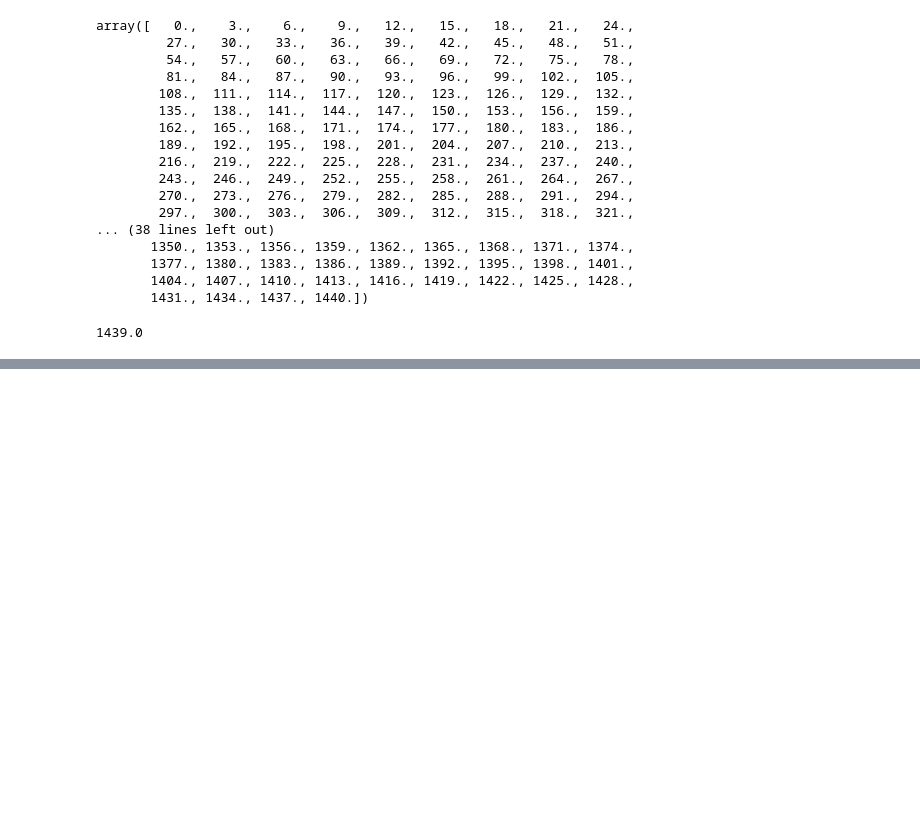
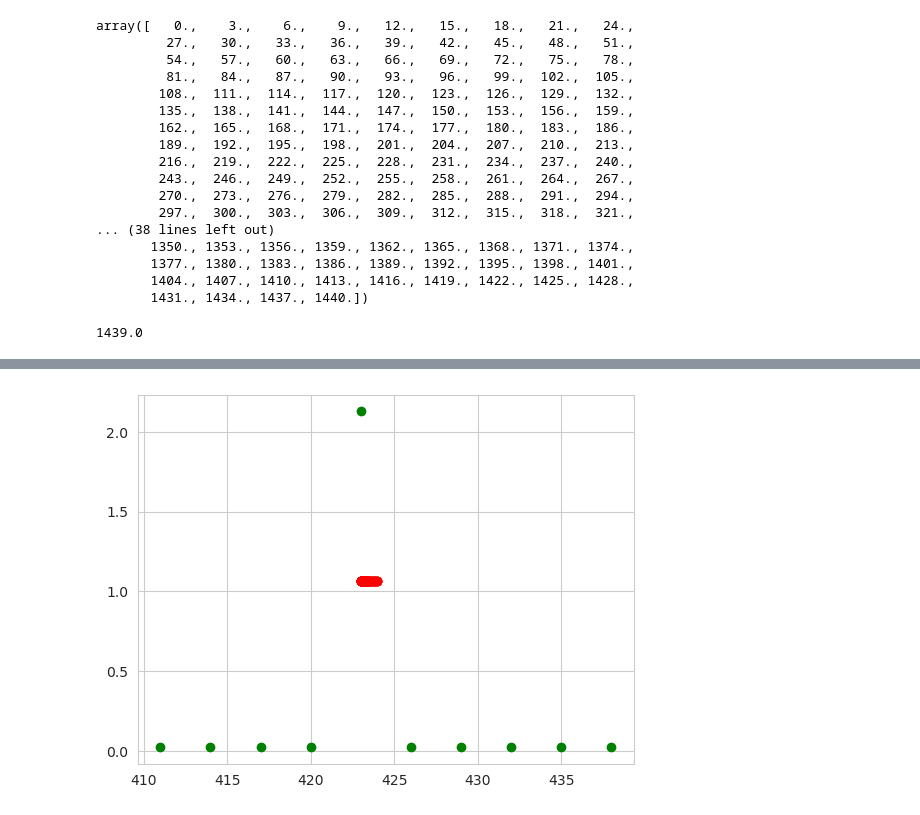
Before and after one commit to v15hv4/PINN-CGM, a Jupyter notebook: sg_model.ipynb, the cells around one changed output, grey strips where cells are left out. Saved outputs shown, nothing was run; the diff lists cells and outputs as text; code cells hidden in the pictures; blank space fills up the shorter version.

```diff
--- a/sg_model.ipynb
+++ b/sg_model.ipynb
@@ -225,0 +296,6 @@ cont_time[-1]
+# %%
+plt.scatter(data_t[data_mask], data_insulin[data_mask], color="green")
+plt.scatter(insulin_events[:, 0][insulin_mask], insulin_events[:, 1][insulin_mask], color="red")
+plt.show()
+# %% [output]
+[figure, added]
```
Also changed, not shown: parts of 32 cells of this notebook.
